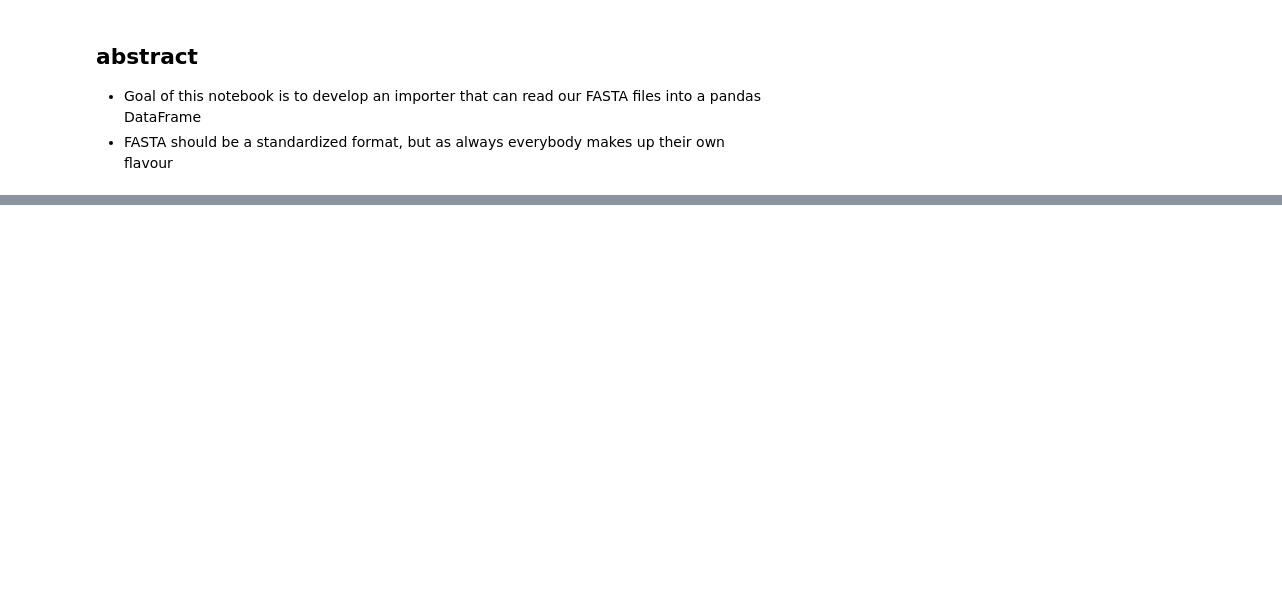
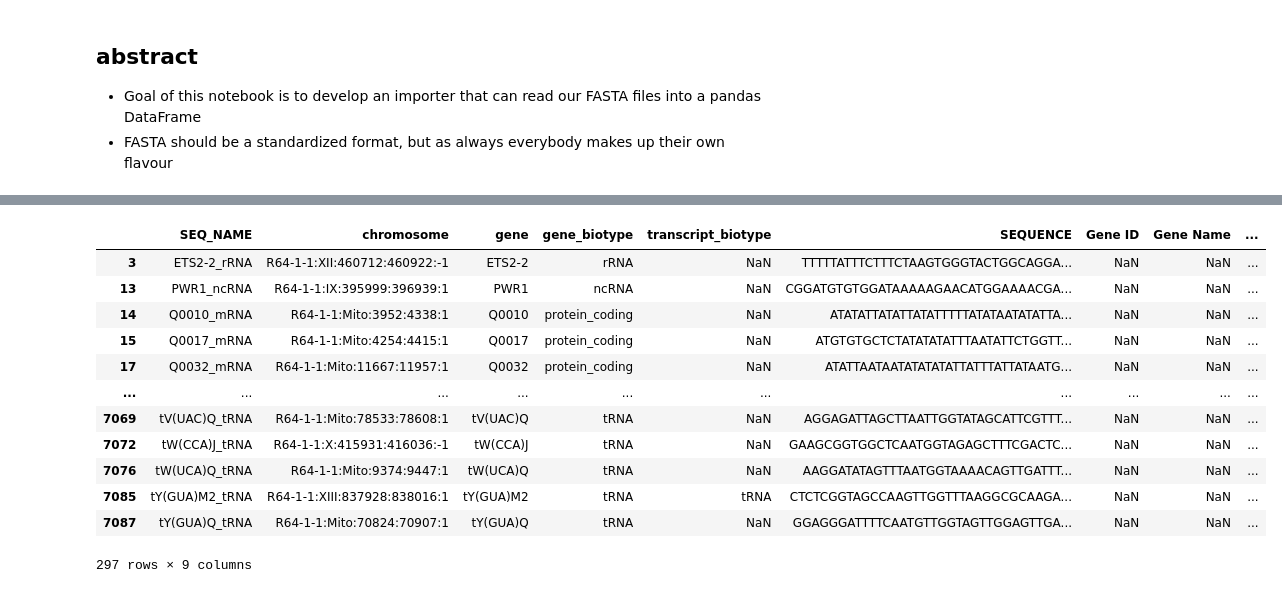
Before and after one commit to Q1vy/iGEM2025-TRAPS-Software-and-Modelling, a Jupyter notebook: sequence_reader.ipynb, the cells around one changed output, grey strips where cells are left out. Saved outputs shown, nothing was run; the diff lists cells and outputs as text; code cells hidden in the pictures; blank space fills up the shorter version.

```diff
--- a/sequence_reader.ipynb
+++ b/sequence_reader.ipynb
@@ -169,0 +161,16 @@ dtype: object
+# %%
+dfm[[np.isnan(row) for row in dfm.tpm_max]]  # sequence without transcription levels
+# %% [output]
+|  | SEQ_NAME | chromosome | gene | gene_biotype | transcript_biotype | SEQUENCE | Gene ID | Gene Name | ... |
+| 3 | ETS2-2_rRNA | R64-1-1:XII:460712:460922:-1 | ETS2-2 | rRNA | NaN | TTTTTATTTCTTTCTAAGTGGGTACTGGCAGGA... | NaN | NaN | ... |
+| 13 | PWR1_ncRNA | R64-1-1:IX:395999:396939:1 | PWR1 | ncRNA | NaN | CGGATGTGTGGATAAAAAGAACATGGAAAACGA... | NaN | NaN | ... |
+| 14 | Q0010_mRNA | R64-1-1:Mito:3952:4338:1 | Q0010 | protein_coding | NaN | ATATATTATATTATATTTTTATATAATATATTA... | NaN | NaN | ... |
+| 15 | Q0017_mRNA | R64-1-1:Mito:4254:4415:1 | Q0017 | protein_coding | NaN | ATGTGTGCTCTATATATATTTAATATTCTGGTT... | NaN | NaN | ... |
+| 17 | Q0032_mRNA | R64-1-1:Mito:11667:11957:1 | Q0032 | protein_coding | NaN | ATATTAATAATATATATATTATTTATTATAATG... | NaN | NaN | ... |
+| ... | ... | ... | ... | ... | ... | ... | ... | ... | ... |
+| 7069 | tV(UAC)Q_tRNA | R64-1-1:Mito:78533:78608:1 | tV(UAC)Q | tRNA | NaN | AGGAGATTAGCTTAATTGGTATAGCATTCGTTT... | NaN | NaN | ... |
+| 7072 | tW(CCA)J_tRNA | R64-1-1:X:415931:416036:-1 | tW(CCA)J | tRNA | NaN | GAAGCGGTGGCTCAATGGTAGAGCTTTCGACTC... | NaN | NaN | ... |
+| 7076 | tW(UCA)Q_tRNA | R64-1-1:Mito:9374:9447:1 | tW(UCA)Q | tRNA | NaN | AAGGATATAGTTTAATGGTAAAACAGTTGATTT... | NaN | NaN | ... |
+| 7085 | tY(GUA)M2_tRNA | R64-1-1:XIII:837928:838016:1 | tY(GUA)M2 | tRNA | tRNA | CTCTCGGTAGCCAAGTTGGTTTAAGGCGCAAGA... | NaN | NaN | ... |
+| 7087 | tY(GUA)Q_tRNA | R64-1-1:Mito:70824:70907:1 | tY(GUA)Q | tRNA | NaN | GGAGGGATTTTCAATGTTGGTAGTTGGAGTTGA... | NaN | NaN | ... |
+297 rows × 9 columns
```
Also changed, not shown: parts of 21 cells of this notebook, 5 other files.
